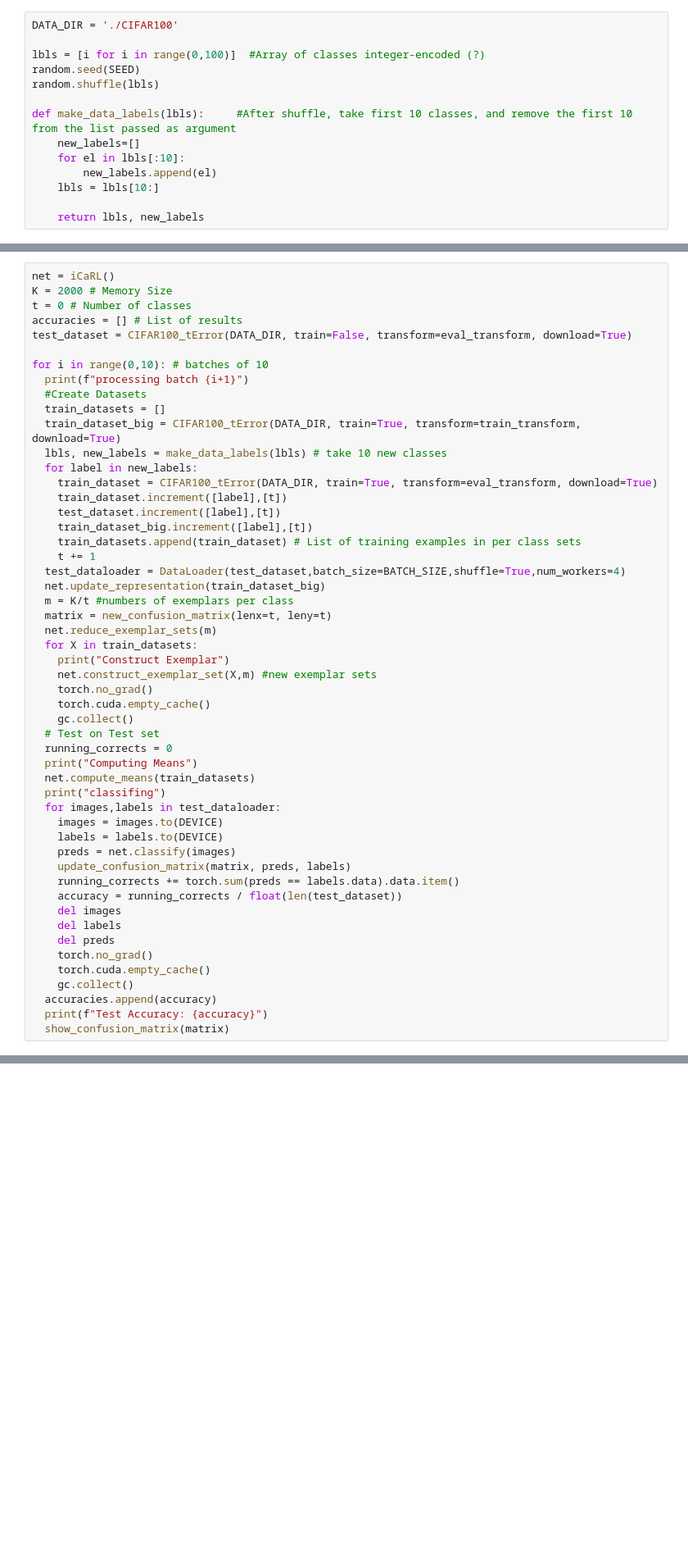
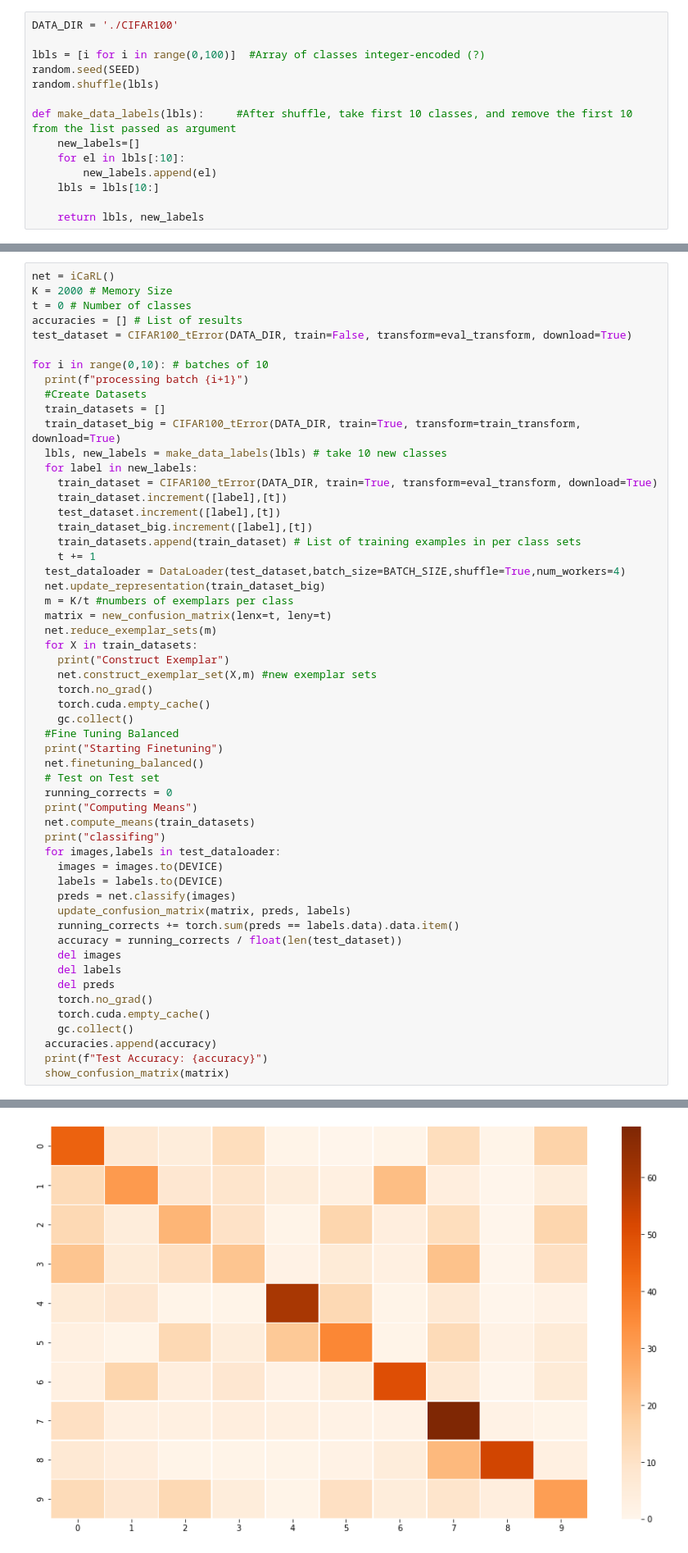
Before and after one commit to Nicordaro/Project_MLDL, a Jupyter notebook: icarl_with_massive_augmentation.ipynb, the cells around one changed output, grey strips where cells are left out. Shown at 82% size. Cells and saved outputs as stored; diff of their text form; blank space fills up the shorter version.

```diff
--- a/icarl_with_massive_augmentation.ipynb
+++ b/icarl_with_massive_augmentation.ipynb
@@ -490,6 +568,9 @@ for i in range(0,10): # batches of 10
     torch.no_grad()
     torch.cuda.empty_cache()
     gc.collect()
+  #Fine Tuning Balanced
+  print("Starting Finetuning")
+  net.finetuning_balanced()
   # Test on Test set
   running_corrects = 0
   print("Computing Means")
@@ -511,3 +592,4 @@ for i in range(0,10): # batches of 10
   accuracies.append(accuracy)
   print(f"Test Accuracy: {accuracy}")
   show_confusion_matrix(matrix)
+# %% [output]
@@ -513,0 +613 @@ for i in range(0,10): # batches of 10
+[figure, added]
```
Also changed, not shown: parts of 3 cells of this notebook.
